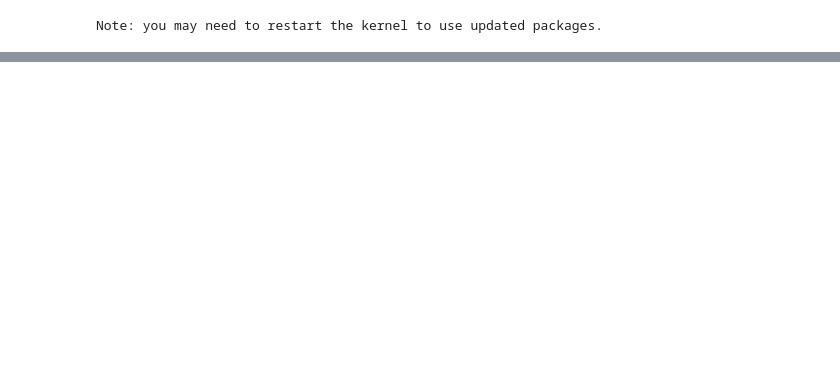
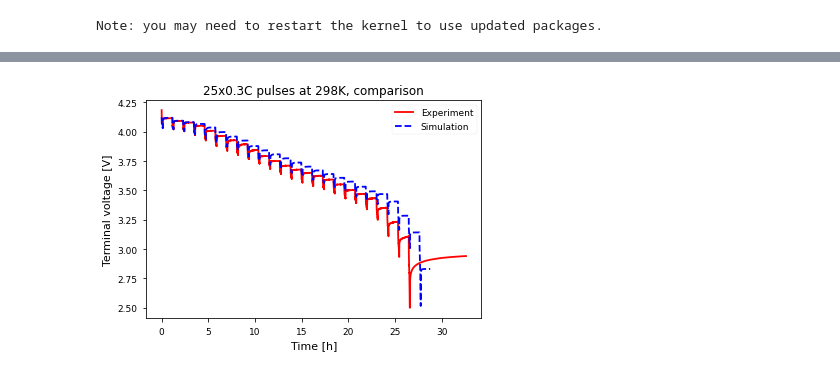
Before and after one commit to DrSOKane/PyBaMM, a Jupyter notebook: examples/notebooks/GITT-LGM50.ipynb, the cells around one changed output, grey strips where cells are left out. Cells and saved outputs as stored; diff of their text form; code cells hidden in the pictures; blank space fills up the shorter version.

```diff
--- a/examples/notebooks/GITT-LGM50.ipynb
+++ b/examples/notebooks/GITT-LGM50.ipynb
@@ -73,10 +72,10 @@ plt.show()
 # %%
 # import experimental GITT data from file
 GITT_data = pd.read_csv(
-    "/mnt/c/Users/sok18/Desktop/pybamm_data/GITT_15deg_Niall.csv", comment="#", header=None
+    "/mnt/c/Users/sok18/Desktop/pybamm_data/GITT_25deg_Niall.csv", comment="#", header=None
 ).to_numpy()
 t_exp = GITT_data[:,0]/3600
-I_exp = -GITT_data[:,1]/1000
+I_exp = -GITT_data[:,3]/1000
 V_exp = GITT_data[:,2]
 Q_exp = []
 for i in range (len(t_exp)):
@@ -104 +103,13 @@ plt.savefig('/mnt/c/Users/sok18/Desktop/pybamm_data/GITT_1C_288K_exp.pdf')
 plt.show()
+# %%
+fig, ax = plt.subplots()
+ax.plot(t_exp,V_exp,label='Experiment')
+ax.plot(t,V,linestyle='dashed',label='Simulation')
+ax.set_xlabel('Time [h]')
+ax.set_ylabel('Terminal voltage [V]')
+ax.set_title('25x0.3C pulses at 298K, comparison')
+ax.legend()
+plt.savefig('/mnt/c/Users/sok18/Desktop/pybamm_data/GITT_03C_298K_comparison_v3.pdf')
+plt.show()
+# %% [output]
+[figure, added]
```
Also changed, not shown: parts of 5 cells of this notebook, 6 other files.
